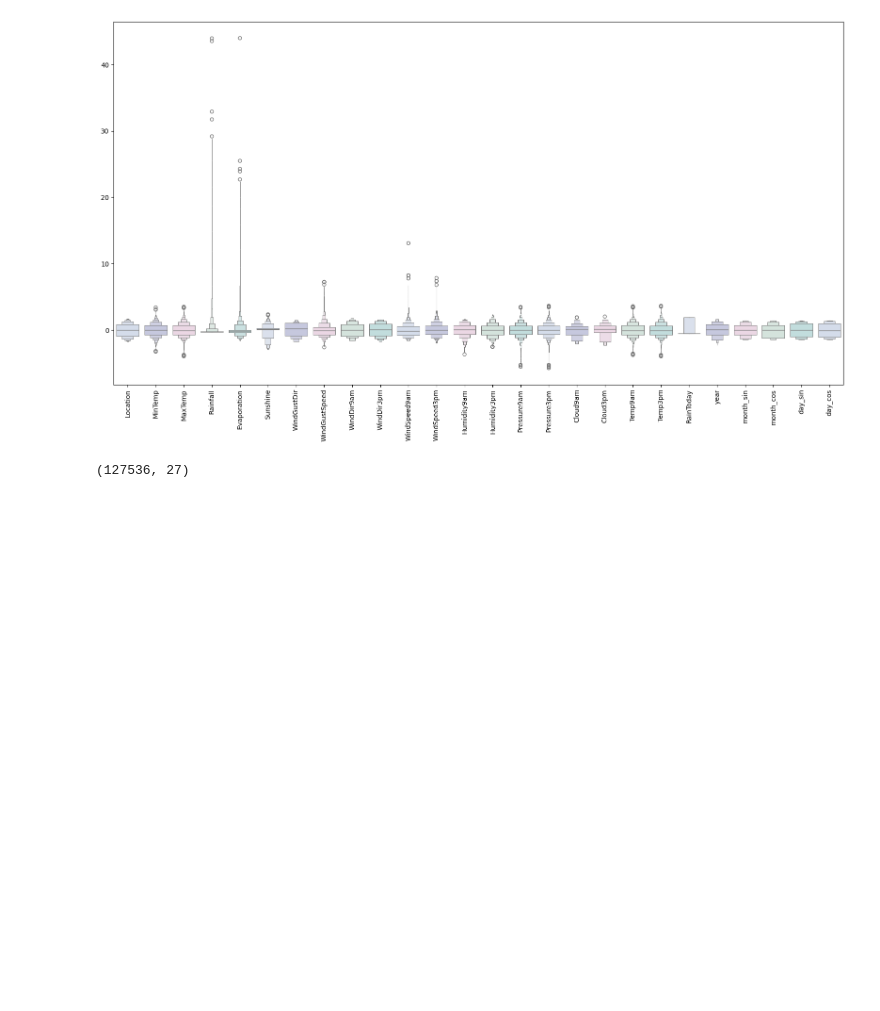
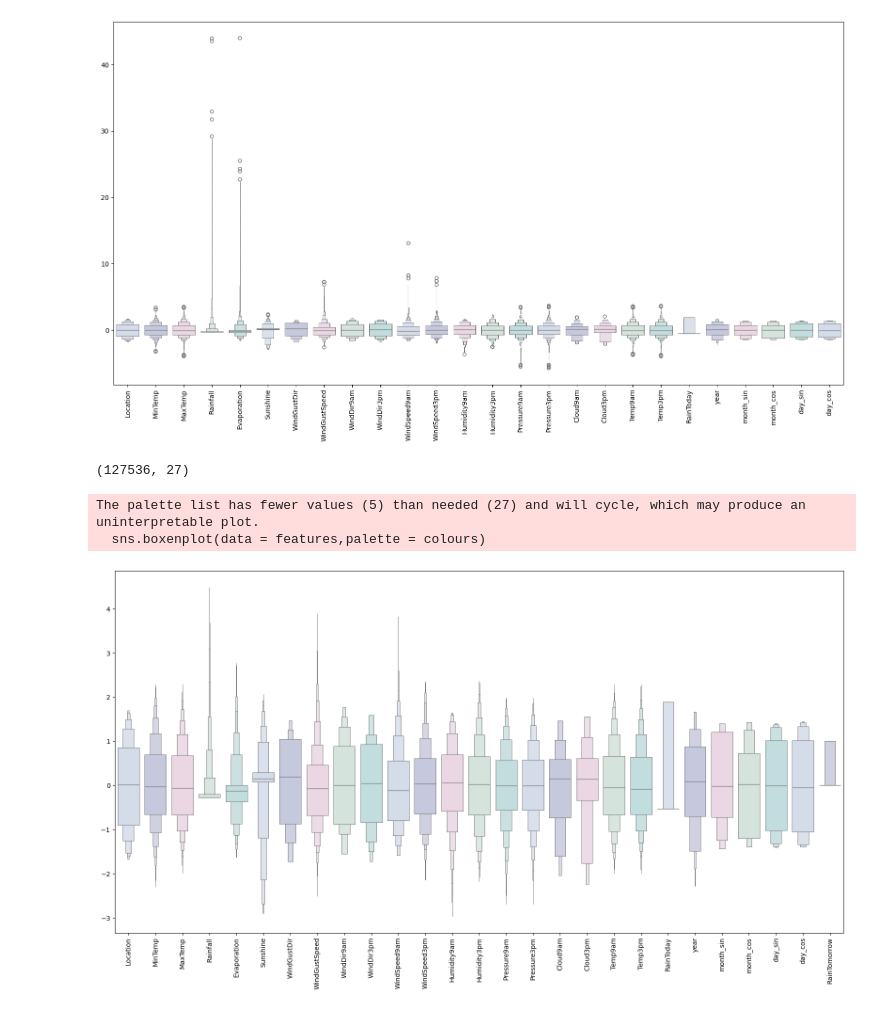
Before and after one commit to AhmedRafid023/deeplearning-with-tensorflow, a Jupyter notebook: forecasting_rain.ipynb, the cells around one changed output. Saved outputs shown, nothing was run; the diff lists cells and outputs as text; code cells hidden in the pictures; blank space fills up the shorter version.

```diff
--- a/forecasting_rain.ipynb
+++ b/forecasting_rain.ipynb
@@ -358,3 +356,14 @@ features = features[(features["Temp3pm"]<2.3)&(features["Temp3pm"]>-2)]
 features.shape
 # %% [output]
 (127536, 27)
+# %%
+#looking at the scaled features without outliers
+
+plt.figure(figsize=(20,10))
+sns.boxenplot(data = features,palette = colours)
+plt.xticks(rotation=90)
+plt.show()
+# %% [output]
+The palette list has fewer values (5) than needed (27) and will cycle, which may produce an uninterpretable plot.
+  sns.boxenplot(data = features,palette = colours)
+[figure, added]
```
Also changed, not shown: parts of 1 cell of this notebook.
